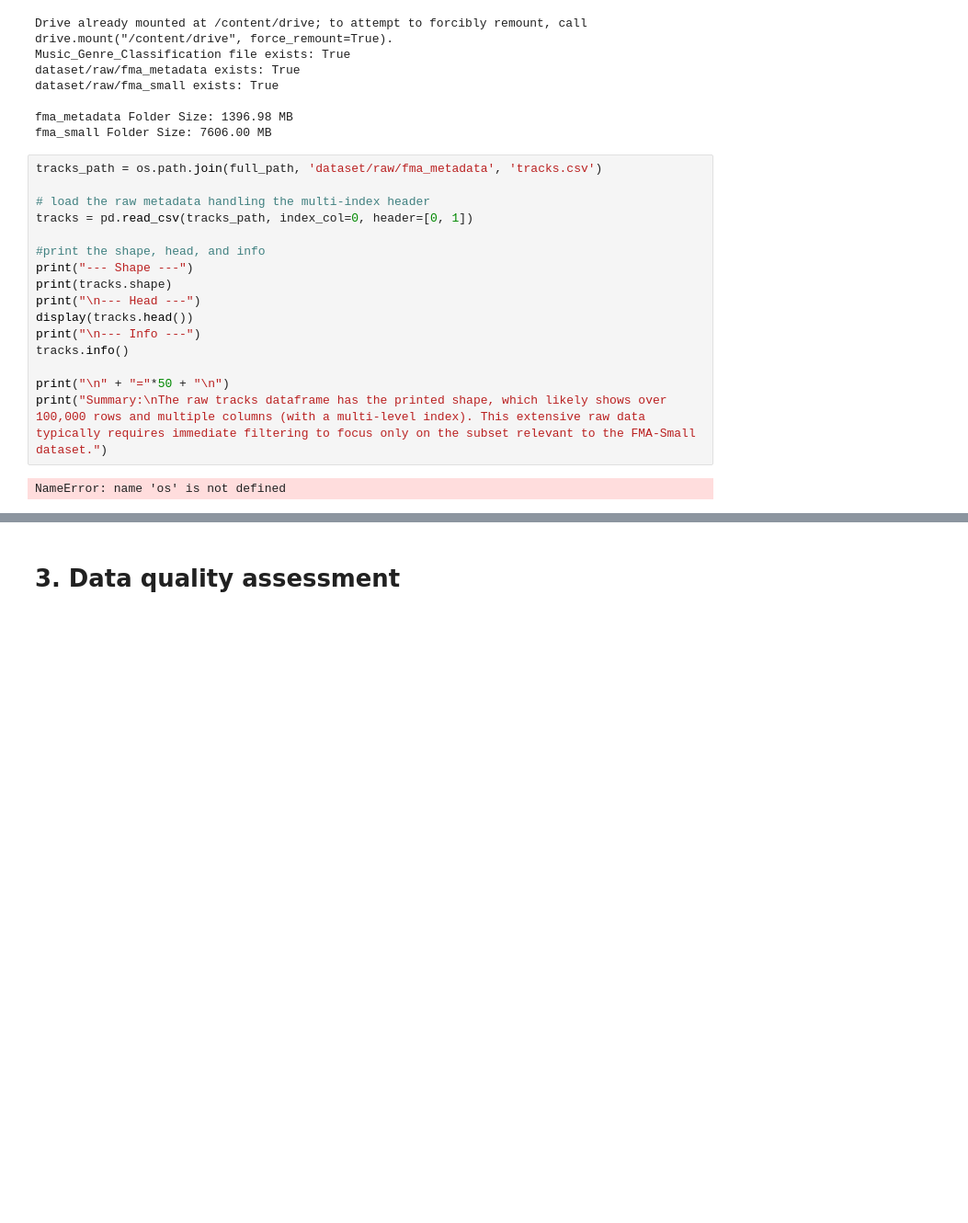
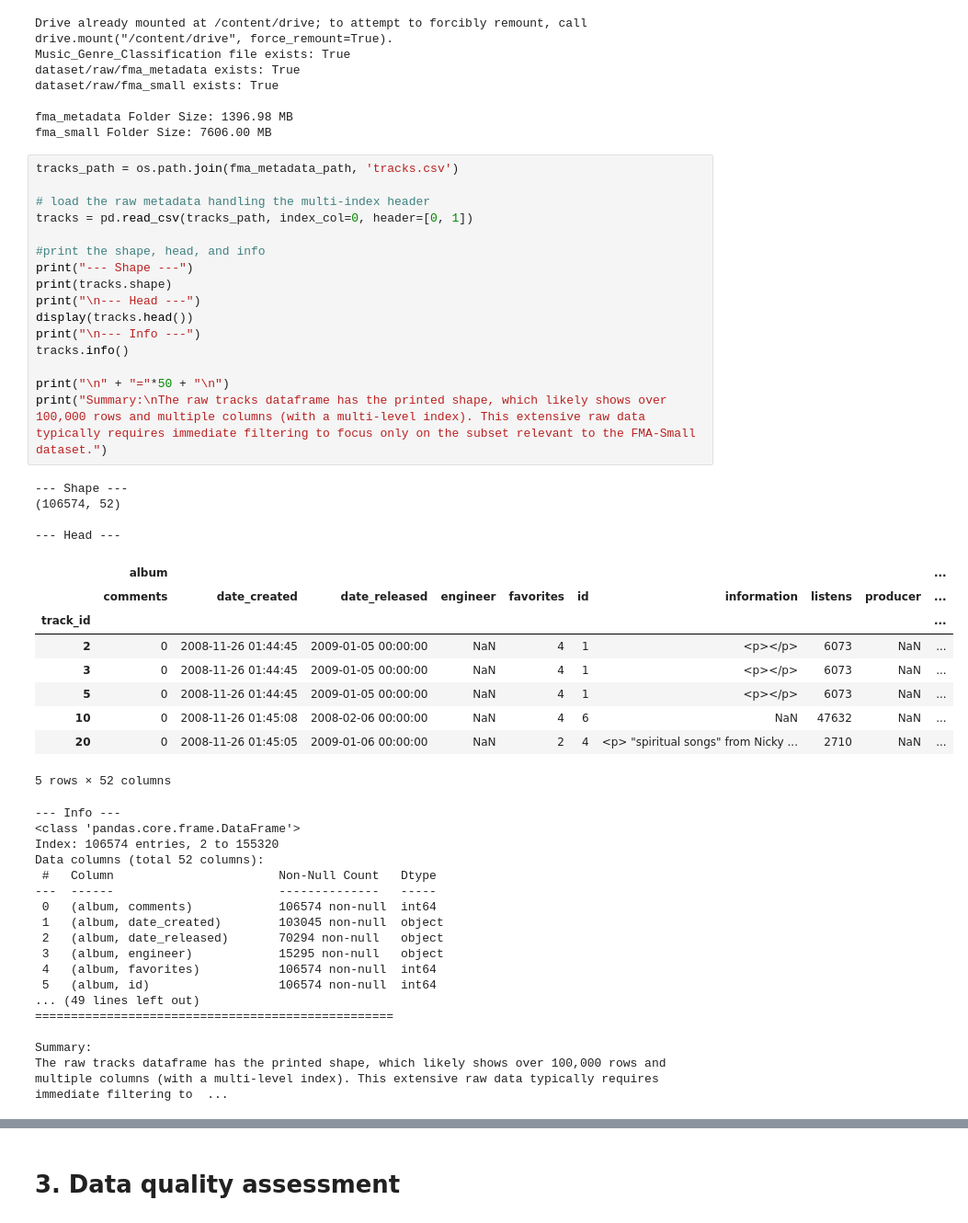
Before and after one commit to daqhi/Music-Genre-Classification, a Jupyter notebook: music_genre_classification.ipynb, the cells around one changed output, grey strips where cells are left out. Shown at 92% size. Cells and saved outputs as stored; diff of their text form; blank space fills up the shorter version.

Commit message:
data quality assessment

```diff
--- a/music_genre_classification.ipynb
+++ b/music_genre_classification.ipynb
@@ -95,20 +93,49 @@ dataset/raw/fma_small exists: True
 fma_metadata Folder Size: 1396.98 MB
 fma_small Folder Size: 7606.00 MB
 # %%
-tracks_path = os.path.join(full_path, 'dataset/raw/fma_metadata', 'tracks.csv')
+tracks_path = os.path.join(fma_metadata_path, 'tracks.csv')
 
 # load the raw metadata handling the multi-index header
 tracks = pd.read_csv(tracks_path, index_col=0, header=[0, 1])
 
 #print the shape, head, and info
 print("--- Shape ---")
 print(tracks.shape)
 print("\n--- Head ---")
 display(tracks.head())
 print("\n--- Info ---")
 tracks.info()
 
 print("\n" + "="*50 + "\n")
 print("Summary:\nThe raw tracks dataframe has the printed shape, which likely shows over 100,000 rows and multiple columns (with a multi-level index). This extensive raw data typically requires immediate filtering to focus only on the subset relevant to the FMA-Small dataset.")
 # %% [output]
-NameError: name 'os' is not defined
+--- Shape ---
+(106574, 52)
+
+--- Head ---
+|  | album |  |  |  |  |  |  |  |  | ... |
+|  | comments | date_created | date_released | engineer | favorites | id | information | listens | producer | ... |
+| track_id |  |  |  |  |  |  |  |  |  | ... |
+| 2 | 0 | 2008-11-26 01:44:45 | 2009-01-05 00:00:00 | NaN | 4 | 1 | <p></p> | 6073 | NaN | ... |
+| 3 | 0 | 2008-11-26 01:44:45 | 2009-01-05 00:00:00 | NaN | 4 | 1 | <p></p> | 6073 | NaN | ... |
+| 5 | 0 | 2008-11-26 01:44:45 | 2009-01-05 00:00:00 | NaN | 4 | 1 | <p></p> | 6073 | NaN | ... |
+| 10 | 0 | 2008-11-26 01:45:08 | 2008-02-06 00:00:00 | NaN | 4 | 6 | NaN | 47632 | NaN | ... |
+| 20 | 0 | 2008-11-26 01:45:05 | 2009-01-06 00:00:00 | NaN | 2 | 4 | <p> "spiritual songs" from Nicky ... | 2710 | NaN | ... |
+5 rows × 52 columns
+--- Info ---
+<class 'pandas.core.frame.DataFrame'>
+Index: 106574 entries, 2 to 155320
+Data columns (total 52 columns):
+ #   Column                       Non-Null Count   Dtype
+---  ------                       --------------   -----
+ 0   (album, comments)            106574 non-null  int64
+ 1   (album, date_created)        103045 non-null  object
+ 2   (album, date_released)       70294 non-null   object
+ 3   (album, engineer)            15295 non-null   object
+ 4   (album, favorites)           106574 non-null  int64
+ 5   (album, id)                  106574 non-null  int64
+... (49 lines left out)
+==================================================
+
+Summary:
+The raw tracks dataframe has the printed shape, which likely shows over 100,000 rows and multiple columns (with a multi-level index). This extensive raw data typically requires immediate filtering to  ...
```
Also changed, not shown: parts of 4 cells of this notebook.
